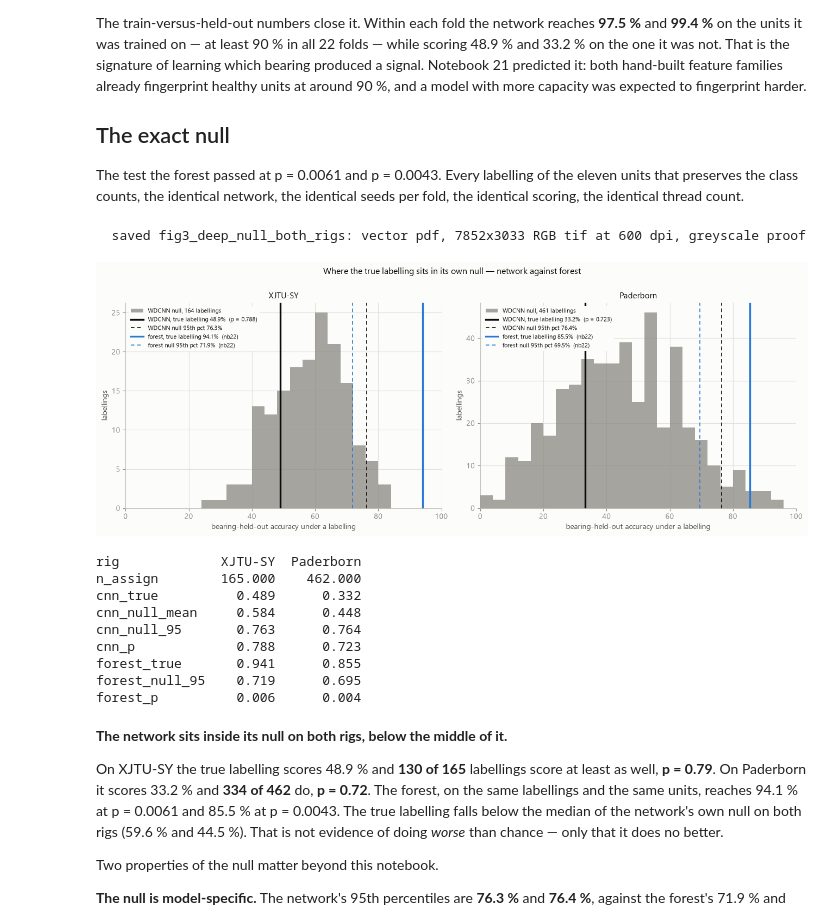
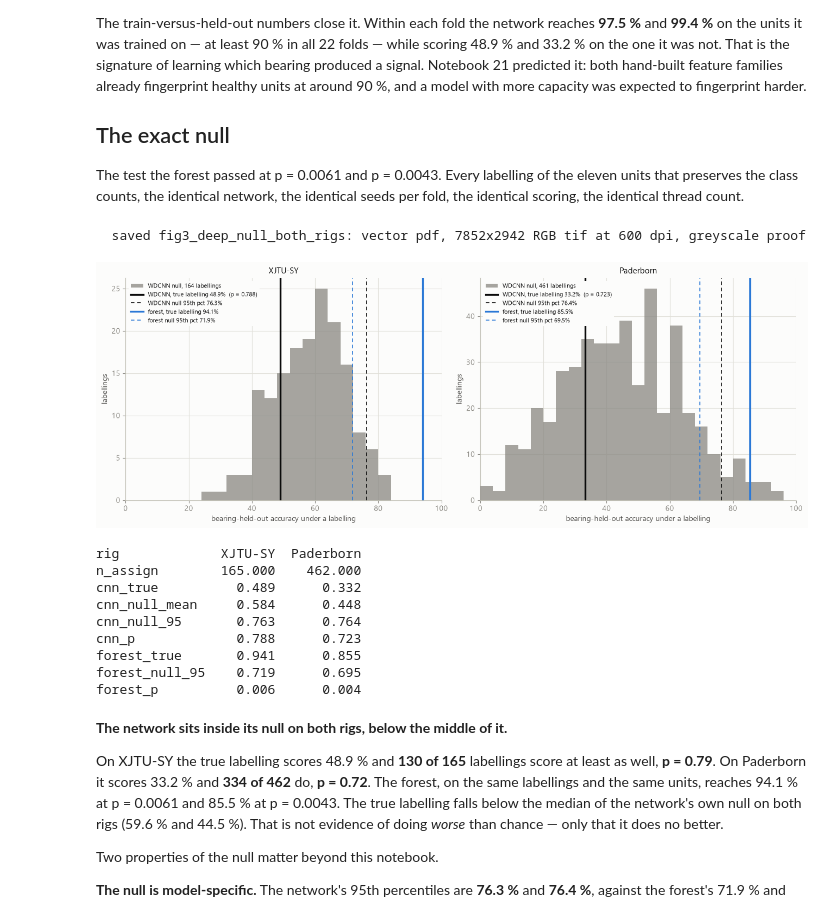
Before and after one commit to Mahmudulmadu/when-chance-is-hard-to-beat, a Jupyter notebook: notebooks/28_deep_baseline_under_the_null.ipynb, the cells around one changed output. Drawn from its saved outputs; the diff is of its cells as text; code cells hidden in the pictures.

```diff
--- a/notebooks/28_deep_baseline_under_the_null.ipynb
+++ b/notebooks/28_deep_baseline_under_the_null.ipynb
@@ -282,38 +282,37 @@ fig, axes = plt.subplots(1, 2, figsize=(13.2, 5.0))
 res = []
 for ax, (r, name, n) in zip(axes, RIGS):
     d = NULL[r]
     t = float(d.loc[d["is_true"], "acc"].iloc[0])
     null = d.loc[~d["is_true"], "acc"].to_numpy()
     p = float((d["acc"] >= t).mean())                     # nb22's exact form, true included
     q95 = float(np.quantile(null, 0.95))
     f22 = NB22[(NB22.rig == name) & (NB22.channel == "geometry")]
     rf_t = float(f22.loc[f22["is_true"], "acc"].iloc[0])
     rf_q95 = float(np.quantile(f22.loc[~f22["is_true"], "acc"], 0.95))
     res.append(dict(rig=name, n_assign=len(d), cnn_true=t, cnn_null_mean=null.mean(),
                     cnn_null_95=q95, cnn_p=p, forest_true=rf_t, forest_null_95=rf_q95,
                     forest_p=float((f22["acc"] >= rf_t).mean())))
     ax.hist(100 * null, bins=np.arange(0, 101, 4), color=MUTED, alpha=0.75, zorder=3,
             label=f"WDCNN null, {len(null)} labellings")
     ax.axvline(100 * t, color=INK, lw=2.4, zorder=5, label=f"WDCNN, true labelling {t:.1%}  (p = {p:.3f})")
     ax.axvline(100 * q95, color=INK, lw=1.2, ls=(0, (4, 3)), zorder=4, label=f"WDCNN null 95th pct {q95:.1%}")
-    ax.axvline(100 * rf_t, color=C_BLUE, lw=2.4, zorder=5, label=f"forest, true labelling {rf_t:.1%}  (nb22)")
-    ax.axvline(100 * rf_q95, color=C_BLUE, lw=1.2, ls=(0, (4, 3)), zorder=4, label=f"forest null 95th pct {rf_q95:.1%}  (nb22)")
+    ax.axvline(100 * rf_t, color=C_BLUE, lw=2.4, zorder=5, label=f"forest, true labelling {rf_t:.1%}")
+    ax.axvline(100 * rf_q95, color=C_BLUE, lw=1.2, ls=(0, (4, 3)), zorder=4, label=f"forest null 95th pct {rf_q95:.1%}")
     ax.set_xlim(0, 100)
     ax.set_xlabel("bearing-held-out accuracy under a labelling")
     ax.set_ylabel("labellings")
     # opaque: the true-labelling line runs the full height and would cross the text
     ax.legend(fontsize=8, loc="upper left", frameon=True, facecolor=SURFACE,
               edgecolor="none", framealpha=1.0).set_zorder(6)
     ax.set_title(name, fontsize=10.5)
-fig.suptitle("Where the true labelling sits in its own null — network against forest", fontsize=11.5, y=1.0)
 plt.tight_layout()
 save(fig, "fig3_deep_null_both_rigs")
 plt.show()
 R = pd.DataFrame(res).set_index("rig")
 print(R.round(3).T.to_string())
 # %% [output]
-  saved fig3_deep_null_both_rigs: vector pdf, 7852x3033 RGB tif at 600 dpi, greyscale proof
+  saved fig3_deep_null_both_rigs: vector pdf, 7852x2942 RGB tif at 600 dpi, greyscale proof
-[figure, old version]
+[figure, new version]
 rig             XJTU-SY  Paderborn
 n_assign        165.000    462.000
 cnn_true          0.489      0.332
```
Also changed, not shown: parts of 1 cell of this notebook, 14 other files.
